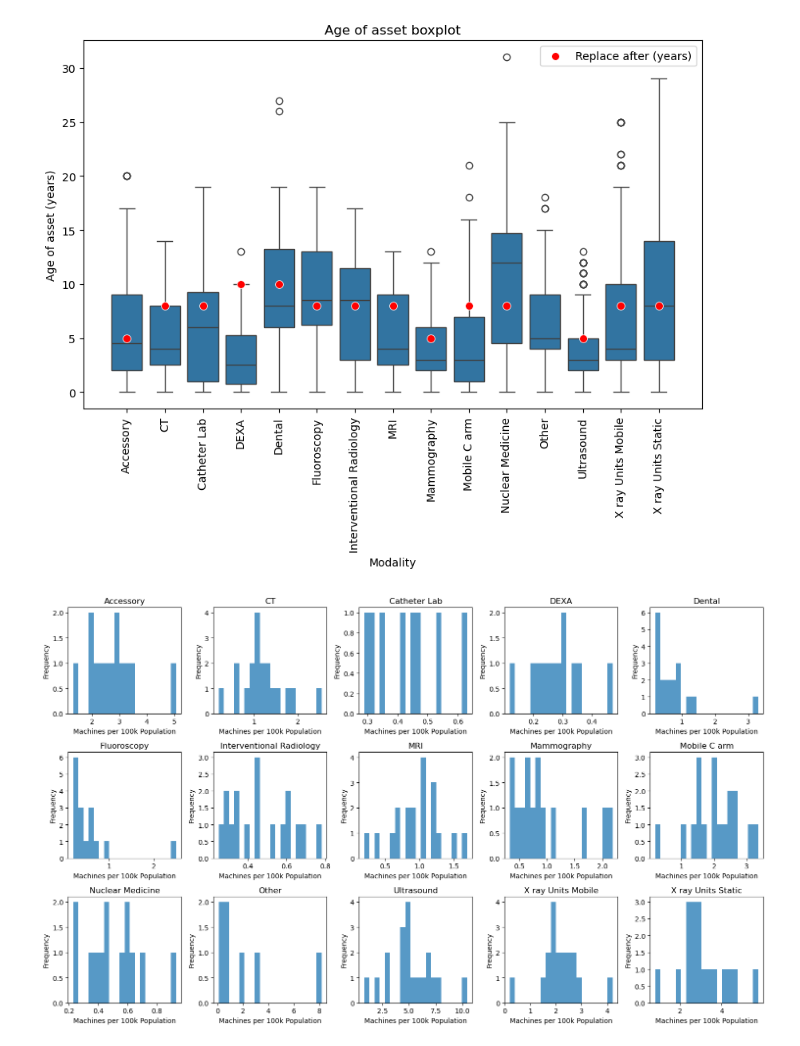
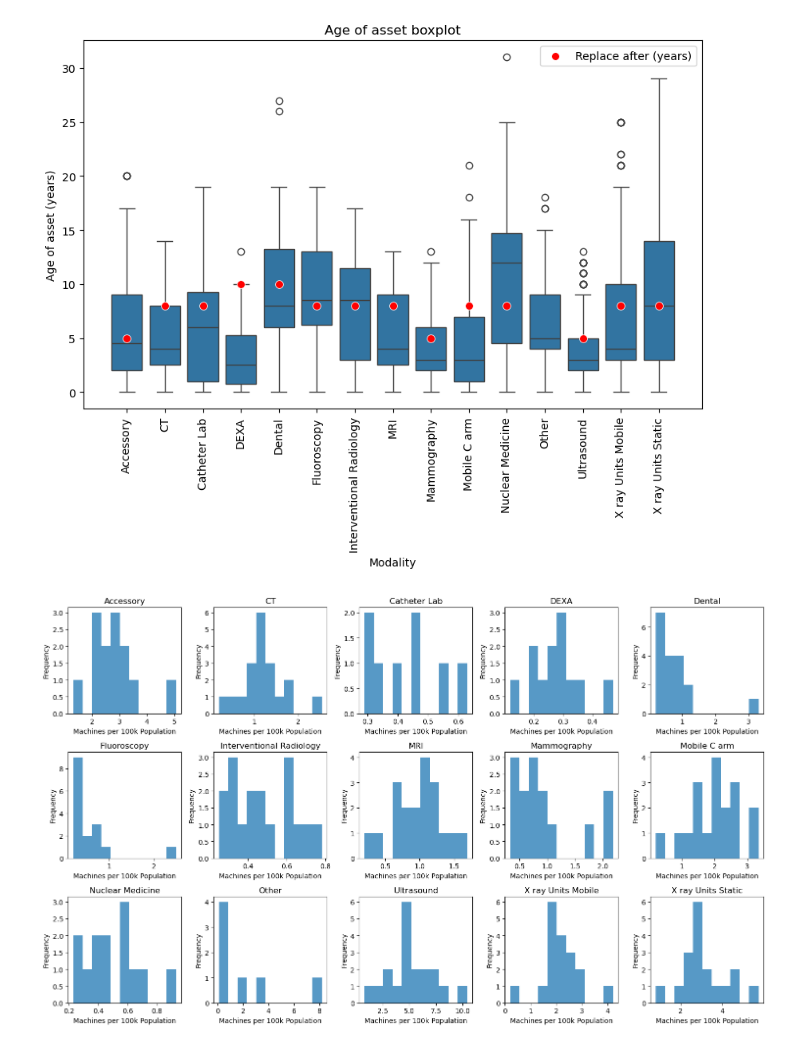
Before and after one commit to martindata999/imaging-assets-replacement, a Jupyter notebook: imaging-asset-replacement.ipynb, the cells around one changed output. Saved outputs shown, nothing was run; the diff lists cells and outputs as text; code cells hidden in the pictures.

```diff
--- a/imaging-asset-replacement.ipynb
+++ b/imaging-asset-replacement.ipynb
@@ -206,5 +206,11 @@ count_data
 # %%
 # trial with dash app...
+
+import dash
+import dash_core_components as dcc
+import dash_html_components as html
+import plotly.graph_objects as go
+from plotly.subplots import make_subplots
 
 # Initialize the Dash app
 app = dash.Dash(__name__)
@@ -212,6 +218,7 @@ app = dash.Dash(__name__)
 # Create a list of tabs for each Modality_Der
 tabs = []
 modalities = sorted(df['Modality_Der'].unique())
+
 for modality in modalities:
     df_modality = df[df['Modality_Der'] == modality]
     df_count = df_modality.groupby(['OrganisationName', 'type']).size().reset_index(name='count')
@@ -251,6 +258,9 @@ for modality in modalities:
         dcc.Graph(figure=fig)
     ]))
 
+    # Write each to an HTML file
+    fig.write_html(f"./{modality}_file.html")
+
 # Define the layout of the app
 app.layout = html.Div([
     dcc.Tabs(tabs)
@@ -507,32 +517,32 @@ df_pop = df.groupby(['OrganisationCode', 'Modality_Der']).count().reset_index()
 
 # Add pop data to the DataFrame
 df_pop['org_pop'] = df_pop.apply(lambda row: org_pop[(row['OrganisationCode'])], axis=1)
 
 # Drop columns and tidy up names
 df_pop = df_pop[['OrganisationCode', 'Modality_Der', 'OrganisationName', 'org_pop']]
 df_pop = df_pop.rename(columns={'OrganisationName': 'count'})
 
 # Create calculated field for machines by pop, then pivot
 df_pop['machines_per_100k_pop'] = round(df_pop['count'] / (df_pop['org_pop'] / 100000), 2)
 
 # Plot histograms, one for each Modality_Der
 modalities = sorted(df_pop['Modality_Der'].unique())
 num_modalities = len(modalities)
 num_cols = 5
 num_rows = (num_modalities + num_cols - 1) // num_cols  # Calculate the number of rows needed
 
 fig, axs = plt.subplots(num_rows, num_cols, figsize=(15, 3 * num_rows))
 
 for idx, modality in enumerate(modalities):
     row = idx // num_cols
     col = idx % num_cols
     ax = axs[row, col]
     subset = df_pop[df_pop['Modality_Der'] == modality]
-    ax.hist(subset['machines_per_100k_pop'], bins=20, alpha=0.75)
+    ax.hist(subset['machines_per_100k_pop'], bins=11, alpha=0.75)
     ax.set_title(f'{modality}')
     ax.set_xlabel('Machines per 100k Population')
     ax.set_ylabel('Frequency')
 
 plt.tight_layout()
 # %% [output]
-[figure, old version]
+[figure, new version]
```
Also changed, not shown: parts of 3 cells of this notebook.
